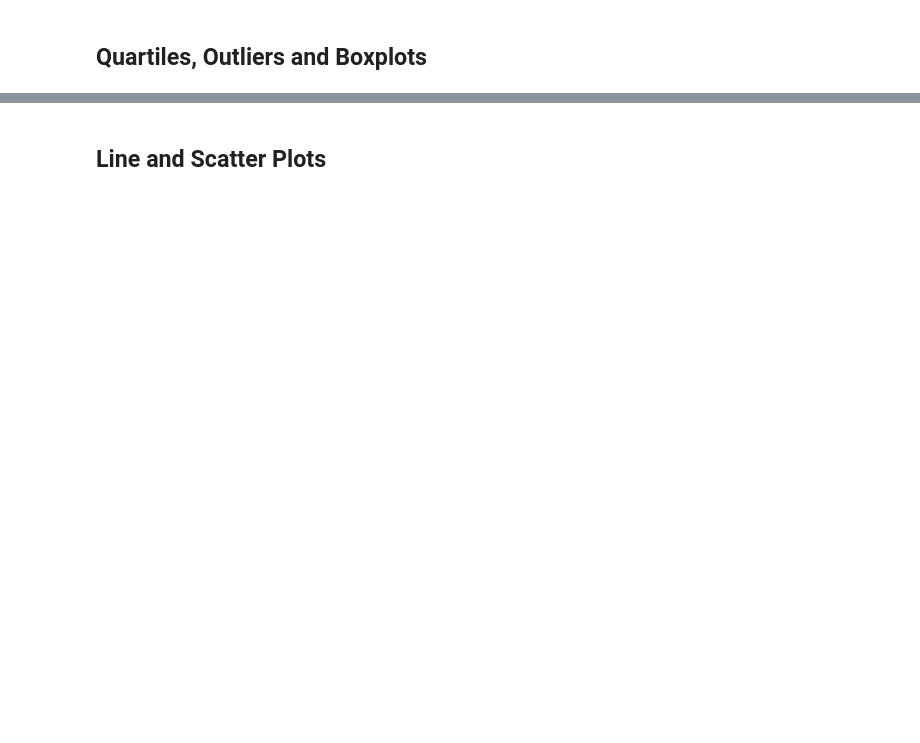
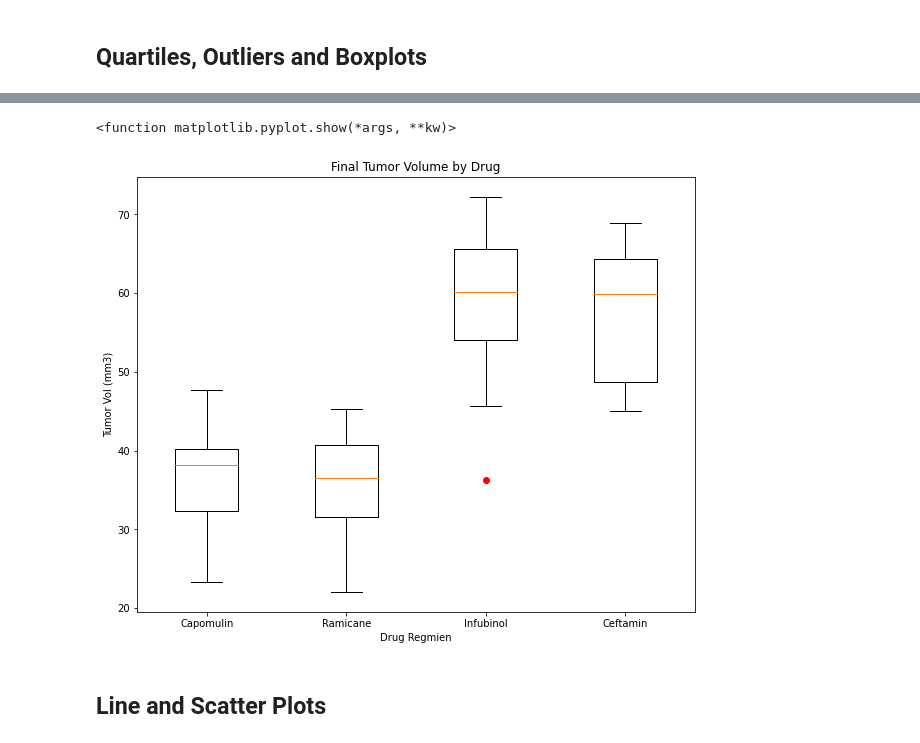
Before and after one commit to rclassit/Matplotlib---Challenge, a Jupyter notebook: pymaceuticals/Pymaceuticals/pymaceuticals_starter.ipynb, the cells around one changed output, grey strips where cells are left out. Cells and saved outputs as stored; diff of their text form; code cells hidden in the pictures; blank space fills up the shorter version.

```diff
--- a/pymaceuticals/Pymaceuticals/pymaceuticals_starter.ipynb
+++ b/pymaceuticals/Pymaceuticals/pymaceuticals_starter.ipynb
@@ -233,0 +211,20 @@ Capomulin_merge.head()
+# %%
+# Calculate the final tumor volume of each mouse across four of the treatment regimens:
+# Capomulin, Ramicane, Infubinol, and Ceftamin
+
+# Start by getting the last (greatest) timepoint for each mouse
+drug_list = ['Capomulin', 'Ramicane', 'Infubinol','Ceftamin']
+
+#slicing original DF with drug list
+drug_df = clean_data_df[clean_data_df['Drug Regimen'].isin(drug_list)]
+drug_df.head()
+
+#.agg method on groupby mouse ID
+last_tumor = drug_df.groupby(['Drug Regimen','Mouse ID']).agg(\
+            Last_tumor_size = ('Tumor Volume (mm3)', lambda x: x.iloc[-1]))
+
+last_tumor
+
+#unstack for drug regimens
+last_tumor_DR = last_tumor.stack(level=0).unstack(level=0)
+last_tumor_DR.head()
@@ -253,2 +282,23 @@ Capomulin_merge.head()
+# %%
+# Generate a box plot of the final tumor volume of each mouse across four regimens of interest
+boxplot_list = []
+
+#for loop for drug names + append to boxplot_list.  Dropping the NA values as above
+for x in treatments:
+        boxplot_list.append(list(last_tumor_DR[x].dropna()))
+#plotting
+fig1, ax = plt.subplots(figsize=(10,8))
+ax.set_title('Final Tumor Volume by Drug')
+ax.set_xlabel("Drug Regmien")
+ax.set_ylabel("Tumor Vol (mm3)")
+ax.boxplot(boxplot_list,notch=0, sym="r")
+plt.xticks([1,2,3,4],treatments)
+
+plt.savefig('../Images/boxwhiskerplot.png')
+
+plt.show
+# %% [output]
+<function matplotlib.pyplot.show(*args, **kw)>
+[figure, added]
 # %% [markdown]
 ## Line and Scatter Plots
```
Also changed, not shown: parts of 11 cells of this notebook, 5 other files.
